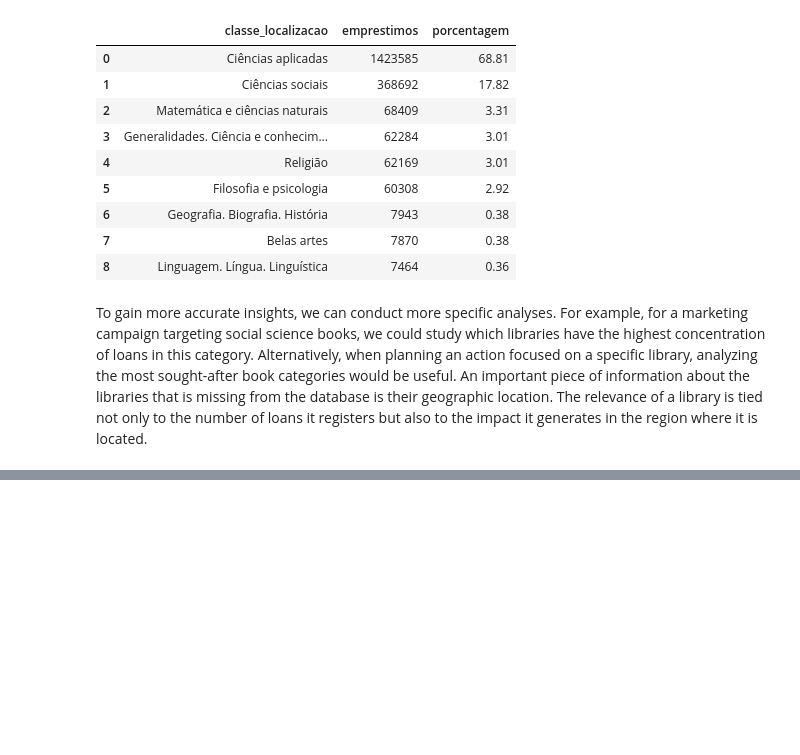
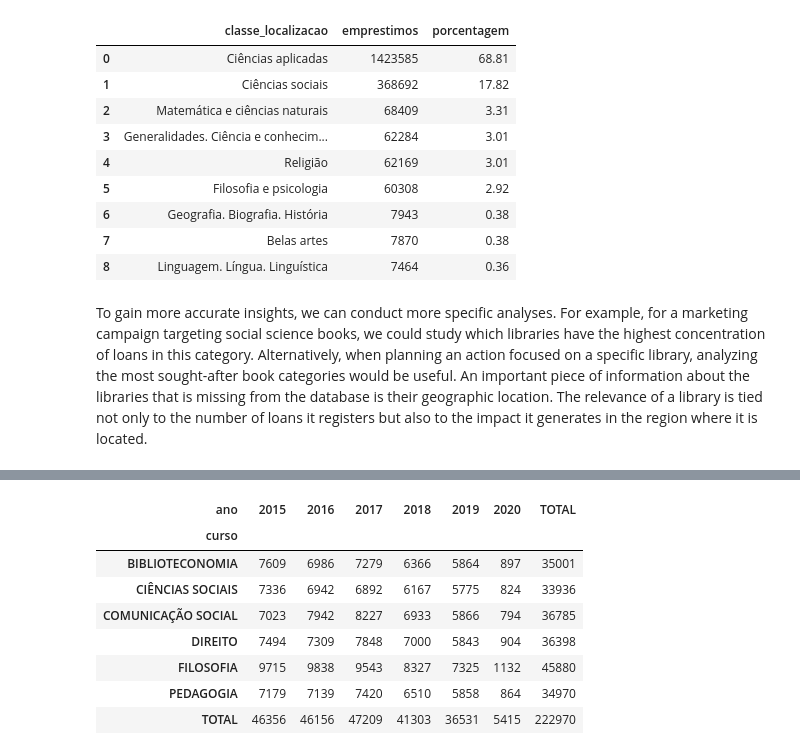
Before and after one commit to luiizsps/ufrn_library, a Jupyter notebook: ufrn_library.ipynb, the cells around one changed output, grey strips where cells are left out. Saved outputs shown, nothing was run; the diff lists cells and outputs as text; code cells hidden in the pictures; blank space fills up the shorter version.

```diff
--- a/ufrn_library.ipynb
+++ b/ufrn_library.ipynb
@@ -618,0 +869,3 @@ An important piece of information about the libraries that is missing from the d
+# %%
+n_df = pd.concat([df_undergrad, student_df, df_grad], ignore_index=True)
+n_df
@@ -618,0 +892,2 @@ An important piece of information about the libraries that is missing from the d
+# %%
+n_df["matricula_ou_siape"] = n_df["matricula_ou_siape"].apply(lambda x: str(x)[:-2])
@@ -618,0 +908,5 @@ An important piece of information about the libraries that is missing from the d
+# %%
+# join the tables
+n_df.drop(columns=["tipo_vinculo_usuario"], inplace=True)
+df = pd.merge(df, n_df, on="matricula_ou_siape", how="inner")
+df.head()
@@ -618,0 +924,7 @@ An important piece of information about the libraries that is missing from the d
+# %%
+# filtering loan by year and course
+courses = ['FILOSOFIA', 'DIREITO', 'BIBLIOTECONOMIA', 'CIÊNCIAS SOCIAIS', 'PEDAGOGIA', 'COMUNICAÇÃO SOCIAL']
+temp_df = df[df["curso"].isin(courses)]
+temp_df = temp_df[temp_df["ano"] >= 2015]
+course_df = temp_df.groupby(["curso", "ano"]).size().reset_index(name="emprestimos")
+course_df.head(10)
@@ -618,0 +943,19 @@ An important piece of information about the libraries that is missing from the d
+# %%
+# create pivot table
+table = course_df.pivot_table(index="curso",
+                        columns="ano",
+                        values="emprestimos",
+                        aggfunc="sum",
+                        margins = True,
+                        margins_name = 'TOTAL')
+table
+# %% [output]
+| ano | 2015 | 2016 | 2017 | 2018 | 2019 | 2020 | TOTAL |
+| curso |  |  |  |  |  |  |  |
+| BIBLIOTECONOMIA | 7609 | 6986 | 7279 | 6366 | 5864 | 897 | 35001 |
+| CIÊNCIAS SOCIAIS | 7336 | 6942 | 6892 | 6167 | 5775 | 824 | 33936 |
+| COMUNICAÇÃO SOCIAL | 7023 | 7942 | 8227 | 6933 | 5866 | 794 | 36785 |
+| DIREITO | 7494 | 7309 | 7848 | 7000 | 5843 | 904 | 36398 |
+| FILOSOFIA | 9715 | 9838 | 9543 | 8327 | 7325 | 1132 | 45880 |
+| PEDAGOGIA | 7179 | 7139 | 7420 | 6510 | 5858 | 864 | 34970 |
+| TOTAL | 46356 | 46156 | 47209 | 41303 | 36531 | 5415 | 222970 |
```
Also changed, not shown: parts of 31 cells of this notebook, 1 other file.
